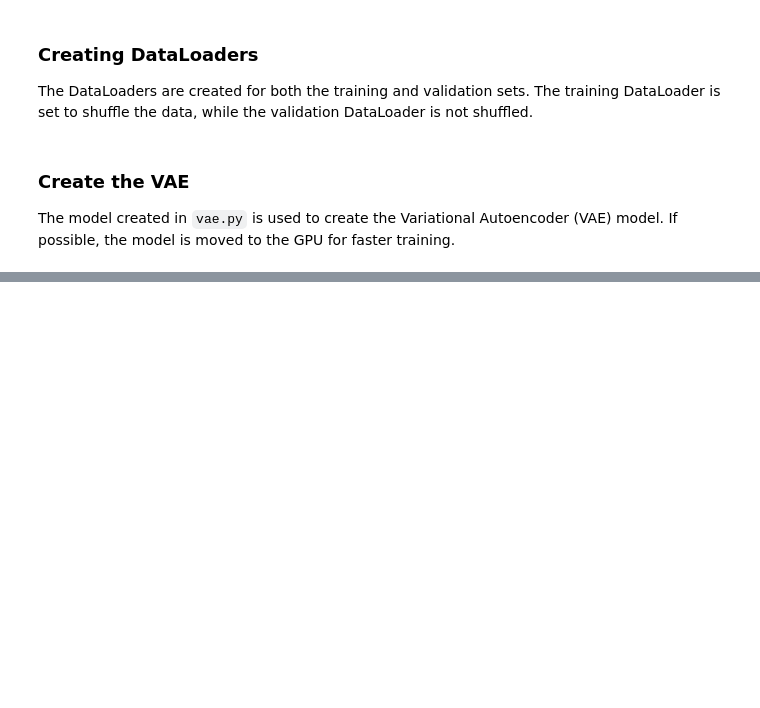
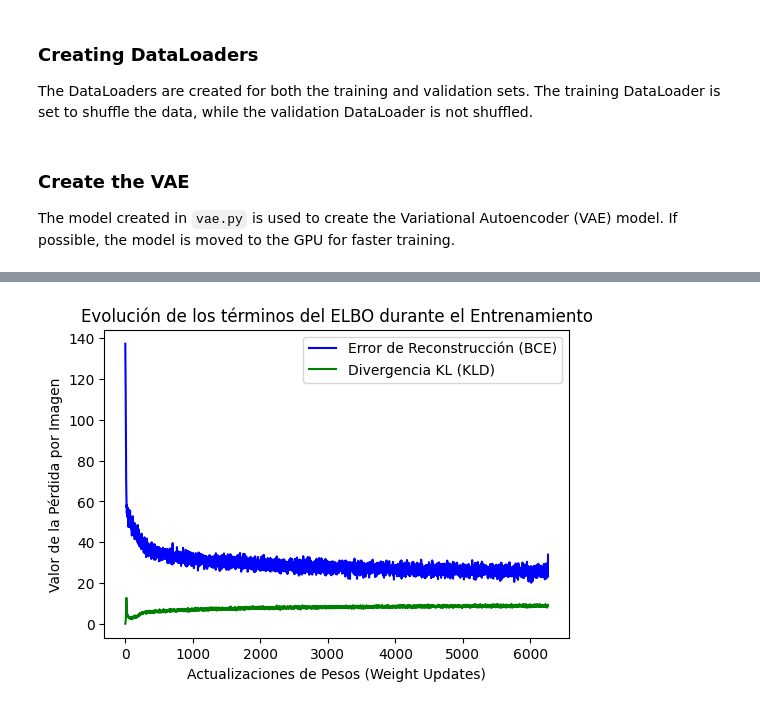
Before and after one commit to arturo-olvrs/VAE-MINST, a Jupyter notebook: vae-minst.ipynb, the cells around one changed output, grey strips where cells are left out. Saved outputs shown, nothing was run; the diff lists cells and outputs as text; code cells hidden in the pictures; blank space fills up the shorter version.

```diff
--- a/vae-minst.ipynb
+++ b/vae-minst.ipynb
@@ -151,3 +300,8 @@ def vae_loss_function(recon_x, x, mu, log_var):
     KLD = -0.5 * torch.sum(1 + log_var - mu.pow(2) - log_var.exp())
 
     return BCE + KLD, BCE, KLD
+# %%
+optimizer = torch.optim.Adam(model.parameters(), lr=0.002)
+scheduler = torch.optim.lr_scheduler.ReduceLROnPlateau(
+    optimizer, mode='min', factor=0.5, patience=5, threshold=0.001, min_lr=0.0001
+)
@@ -153,0 +407,84 @@ def vae_loss_function(recon_x, x, mu, log_var):
+# %%
+
+# Colocar el modelo en modo evaluación y asegurar el dispositivo correcto
+model.eval()
+
+# =====================================================================
+# GRAFICA 1: Los dos componentes de la pérdida (BCE vs KLD)
+# =====================================================================
+plt.figure(figsize=(6, 4), dpi=100)
+# Usamos el diccionario 'history' que armamos en el paso anterior
+plt.plot(history['weight_updates'], history['train_bce'], 'b', label='Error de Reconstrucción (BCE)')
+plt.plot(history['weight_updates'], history['train_kld'], 'g', label='Divergencia KL (KLD)')
+plt.title('Evolución de los términos del ELBO durante el Entrenamiento')
+plt.xlabel('Actualizaciones de Pesos (Weight Updates)')
+plt.ylabel('Valor de la Pérdida por Imagen')
+plt.legend()
+plt.show()
+
+# =====================================================================
+# GRAFICA 2 & 3: Reconstrucción de imágenes (Train y Test)
+# =====================================================================
+def visualizar_reconstrucciones(dataloader, titulo_set):
+    print(f"\n--- Visualizando Reconstrucciones en el set de {titulo_set} ---")
+    # Extraer un lote de datos
+    imagenes, _ = next(iter(dataloader))
+    imagenes = imagenes.to(device)
+
+    with torch.no_grad():
+        # Pasamos todo el batch por el modelo
+        reconstruidas, _, _ = model(imagenes)
+
+    # Dibujar las primeras 8 imágenes del lote
+    for i in range(8):
+        img_real = imagenes[i].cpu().numpy()
+        # Cambiar el vector plano de 196 de vuelta a una matriz de 14x14 para pintar
+        img_recon = reconstruidas[i].view(14, 14).cpu().numpy()
+
+        fig, axarr = plt.subplots(1, 2, figsize=(4, 2))
+        axarr[0].imshow(img_real, cmap='gray')
+        axarr[0].set_title("Real")
+        axarr[0].axis('off')
+
+        axarr[1].imshow(img_recon, cmap='gray')
+        axarr[1].set_title("Reconstruida")
+        axarr[1].axis('off')
+        plt.show()
+
+# Ejecutar las visualizaciones
+visualizar_reconstrucciones(trainloader, "Entrenamiento")
+visualizar_reconstrucciones(testloader, "Validación / Test")
+
+# =====================================================================
+# GRAFICA 4: Generación de contenido NUEVO desde el espacio latente
+# =====================================================================
+print("\n--- Generando nuevos dígitos imaginarios desde el espacio latente ---")
+with torch.no_grad():
+    for i in range(8):
+        # Muestreamos directamente de una distribución normal estándar N(0, 1) en la GPU/CPU
+        # Creamos un único vector aleatorio de tamaño 8 (nuestro tamaño latente)
+        vector_latente_aleatorio = torch.randn(1, 8).to(device)
+
+        # Le pedimos SOLAMENTE al decoder que nos dibuje una imagen a partir de este vector
+        imagen_inventada = model.decode(vector_latente_aleatorio)
+        imagen_cuadrada = imagen_inventada.view(14, 14).cpu().numpy()
+
+        plt.figure(figsize=(2, 2))
+        plt.imshow(imagen_cuadrada, cmap='gray')
+        plt.title(f"Generada #{i+1}")
+        plt.axis('off')
+        plt.show()
+
+# =====================================================================
+# GRAFICA 5: Comparativa de Reconstrucción (Train vs Validation)
+# =====================================================================
+plt.figure(figsize=(6, 4), dpi=100)
+plt.plot(history['weight_updates'], history['train_bce'], 'g', label='BCE Entrenamiento')
+plt.plot(history['val_step_updates'], history['val_step_loss'], 'r', label='BCE Validación')
+plt.title('Error de Reconstrucción: Entrenamiento vs Validación')
+plt.xlabel('Actualizaciones de Pesos (Weight Updates)')
+plt.ylabel('Valor de la Pérdida')
+plt.legend()
+plt.show()
+# %% [output]
+[figure, added]
```
Also changed, not shown: parts of 15 cells of this notebook.
